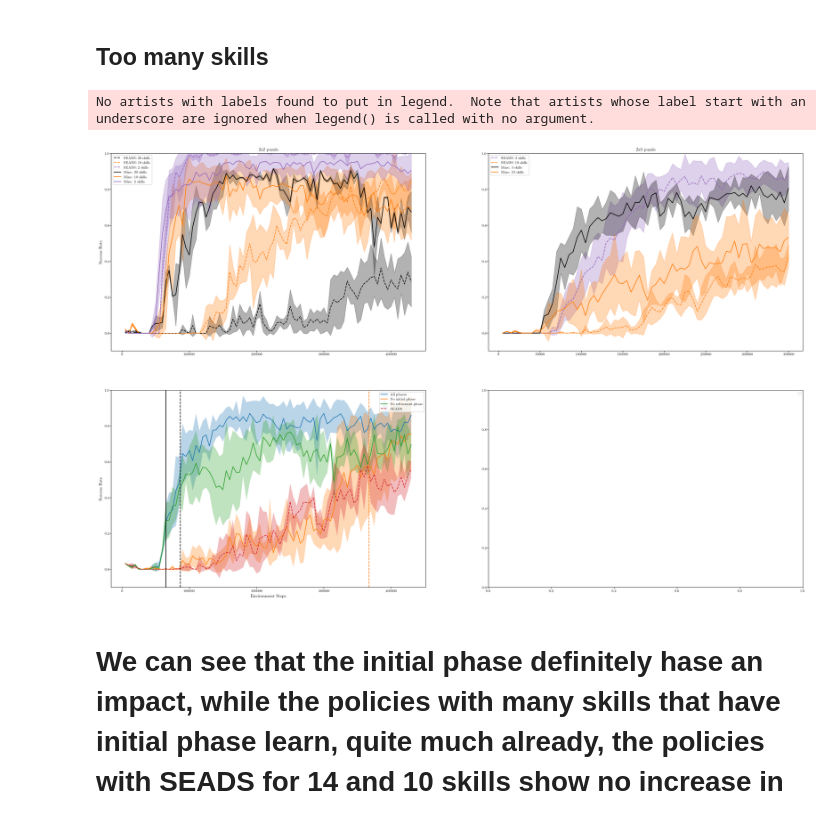
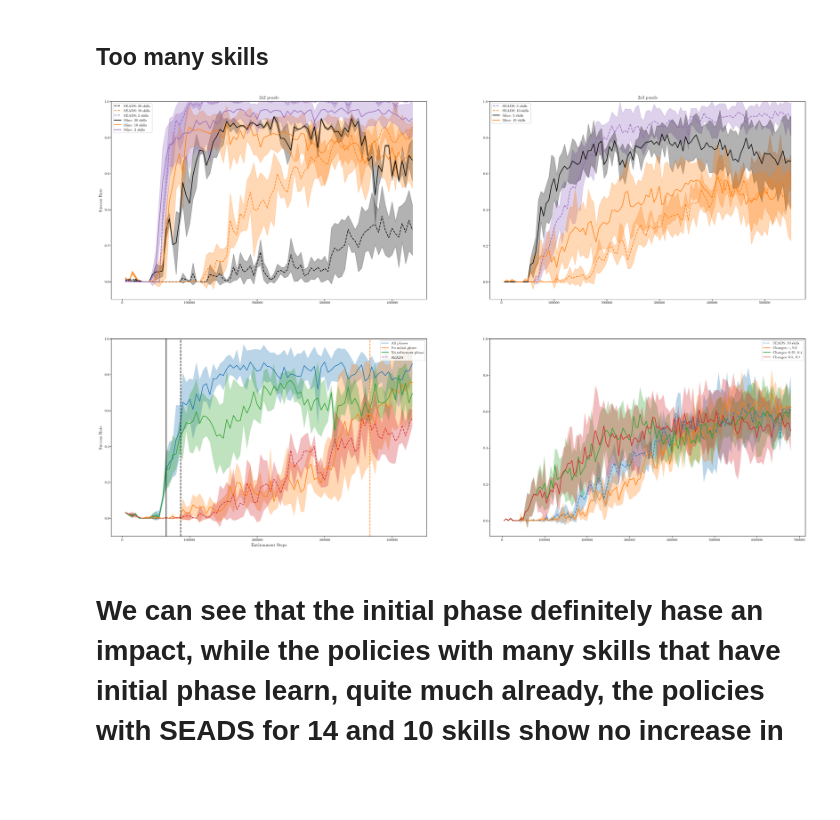
Before and after one commit to rosa-wolf/Multi-Phase-Skill-Learning-SlidingPuzzle, a Jupyter notebook: eval_data.ipynb, the cells around one changed output. Drawn from its saved outputs; the diff is of its cells as text; code cells hidden in the pictures; blank space fills up the shorter version.

```diff
--- a/eval_data.ipynb
+++ b/eval_data.ipynb
@@ -215,4 +215,5 @@ mine_2x3_3skills = ["/home/rosa/Documents/Uni/Masterarbeit/checkpoints_many-skil
 mine_2x3_10skills = ["/home/rosa/Documents/Uni/Masterarbeit/checkpoints_many-skills/mine/2x3/10-skills/parallel2x3-10skills_num_skills10_sparseTrue_relabelingFalse_priorbufferFalse_seed105399/evaluations.npz",
                      "/home/rosa/Documents/Uni/Masterarbeit/checkpoints_many-skills/mine/2x3/10-skills/parallel2x3-10skills_num_skills10_sparseTrue_relabelingFalse_priorbufferFalse_seed123456/evaluations.npz",
                      "/home/rosa/Documents/Uni/Masterarbeit/checkpoints_many-skills/mine/2x3/10-skills/parallel2x3-10skills_num_skills10_sparseTrue_relabelingFalse_priorbufferFalse_seed195738/evaluations.npz",
+                     "/home/rosa/Documents/Uni/Masterarbeit/checkpoints_many-skills/mine/2x3/10-skills/parallel2x3-10skills_num_skills10_sparseTrue_relabelingFalse_priorbufferFalse_seed285910/evaluations.npz",
                      "/home/rosa/Documents/Uni/Masterarbeit/checkpoints_many-skills/mine/2x3/10-skills/parallel2x3-10skills_num_skills10_sparseTrue_relabelingFalse_priorbufferFalse_seed578907/evaluations.npz"]
@@ -245,7 +282,7 @@ mean_succ_seads_2, std_succ_seads_2 = get_parallel_succ(seads_2skills, x, idx)
 mean_succ_2, std_succ_2 = get_parallel_succ(mine_2skills, x, idx)
 # %%
 x_2x3 = np.load(seads_2x3_3skills[0], mmap_mode='r')["timesteps"]
-idx = np.where(x_2x3 <= 350000)
+idx = np.where(x_2x3 <= 550000)
 x_2x3 = x_2x3[idx]
 
 mean_succ_seads_2x3_3, std_succ_seads_2x3_3 = get_parallel_succ(seads_2x3_3skills, x_2x3, idx)
@@ -253,6 +290,20 @@ mean_succ_seads_2x3_10, std_succ_seads_2x3_10 = get_parallel_succ(seads_2x3_10sk
 
 mean_succ_2x3_3, std_succ_2x3_3 = get_parallel_succ(mine_2x3_3skills, x_2x3, idx)
 mean_succ_2x3_10, std_succ_2x3_10 = get_parallel_succ(mine_2x3_10skills, x_2x3, idx)
+# %%
+x_3 = np.load(mine_2x3_10skills[0], mmap_mode='r')["timesteps"]
+idx = np.where(x_3 <= 680000)
+x_3 = x_3[idx]
+
+#mean_succ_2x3_10_2, std_succ_2x3_10_2 = get_parallel_succ(mine_2x3_10skills, x_3, idx)
+mean_succ_seads_2x3_10_2, std_succ_seads_2x3_10_2 = get_parallel_succ(seads_2x3_10skills, x_3, idx)
+
+mean_succ_2x3_025_04, std_succ_2x3_025_04 = get_parallel_succ(mine_2x3_10skills_025_04, x_3, idx)
+mean_succ_2x3_0_04, std_succ_2x3_0_04 = get_parallel_succ(mine_2x3_10skills_0_04, x_3, idx)
+#mean_succ_2x3_0_07, std_succ_2x3_0_07 = get_parallel_succ(mine_2x3_10skills_0_07, x_3, idx)
+mean_succ_2x3_05_07, std_succ_2x3_05_07 = get_parallel_succ(mine_2x3_10skills_05_07, x_3, idx)
+mean_succ_2x3_05_09, std_succ_2x3_05_09 = get_parallel_succ(mine_2x3_10skills_05_09, x_3, idx)
+#mean_succ_2x3_03_09, std_succ_2x3_03_09 = get_parallel_succ(mine_2x3_10skills_03_09, x_3, idx)
 # %%
 fig, ax = plt.subplots(2, 2, figsize=(5*TEXTWIDTH +0.15, 5*(TEXTWIDTH + 0.15) * (5**.5 - 1) / (2)))
 
@@ -319,40 +370,61 @@ ax[0, 1].fill_between(x_2x3, mean_succ_2x3_3 + std_succ_2x3_3, mean_succ_2x3_3 -
 ax[0, 1].plot(x_2x3, mean_succ_2x3_10, 'tab:orange', label="Mine: 10 skills")
 ax[0, 1].fill_between(x_2x3, mean_succ_2x3_10 + std_succ_2x3_10, mean_succ_2x3_10 - std_succ_2x3_10, alpha=0.3, color='tab:orange')
 
+# compare changing criterion in 2x3 puzzle
+ax[1, 1].plot(x_3, mean_succ_seads_2x3_10_2, ls='--', label="SEADS: 10 skills")
+ax[1, 1].fill_between(x_3, mean_succ_seads_2x3_10_2 + std_succ_seads_2x3_10_2, mean_succ_seads_2x3_10_2 - std_succ_seads_2x3_10_2, alpha=0.3)
+
+#ax[1, 1].plot(x_3, mean_succ_2x3_10_2, label="Changes: 0.3, 0.5")
+#ax[1, 1].fill_between(x_3, mean_succ_2x3_10_2 + std_succ_2x3_10_2, mean_succ_2x3_10_2 - std_succ_2x3_10_2, alpha=0.3)
+
+#ax[1, 1].plot(x_3, mean_succ_2x3_03_09, label="Changes: 0.3, 0.9")
+#ax[1, 1].fill_between(x_3, mean_succ_2x3_03_09 + std_succ_2x3_03_09, mean_succ_2x3_03_09 - std_succ_2x3_03_09, alpha=0.3)
+
+ax[1, 1].plot(x_3, mean_succ_2x3_0_04, label="Changes: -, 0.4")
+ax[1, 1].fill_between(x_3, mean_succ_2x3_0_04 + std_succ_2x3_0_04, mean_succ_2x3_0_04 - std_succ_2x3_0_04, alpha=0.3)
+
+ax[1, 1].plot(x_3, mean_succ_2x3_025_04, label="Changes: 0.25, 0.4")
+ax[1, 1].fill_between(x_3, mean_succ_2x3_025_04 + std_succ_2x3_025_04, mean_succ_2x3_025_04 - std_succ_2x3_025_04, alpha=0.3)
+
+ax[1, 1].plot(x_3, mean_succ_2x3_05_07, label="Changes: 0.5, 0.7")
+ax[1, 1].fill_between(x_3, mean_succ_2x3_05_07 + std_succ_2x3_05_07, mean_succ_2x3_05_07 - std_succ_2x3_05_07, alpha=0.3)
+
+
+
+
 # plot for 14 skills when changes in rewards scheme happened
 #ax[0].axvline(x=79514, c='tab:blue')
 #ax[0].axvline(x=93799, c='tab:blue')
 
 ax[1, 0].axvline(x=(65795 + 69128 + 59152 + 68020)/4, c='black')
 ax[1, 0].axvline(x=(77528 + 88377 + 74437 + 106495)/4, c='black', ls='--')
 ax[1, 0].axvline(x=(435381 + 418033 + 303082 + 312552)/4, c='tab:orange', ls='--')
 
 ax[0, 0].set_title("2x2 puzzle")
 ax[0, 1].set_title("2x3 puzzle")
 
 ax[0, 0].set_ylim(top=1.)
 ax[0, 1].set_ylim(top=1.)
 ax[1, 0].set_ylim(top=1.)
 ax[1, 1].set_ylim(top=1.)
 
 ax[0, 0].legend()
 ax[1, 0].legend()
 ax[0, 1].legend()
 ax[1, 1].legend()
 
 ax[1, 0].set_xlabel('Environment Steps')
 ax[0, 0].set_ylabel('Success Rate')
 ax[1, 0].set_ylabel('Success Rate')
 #handles, labels = ax[0].get_legend_handles_labels()
 
 #fig.legend(handles, labels, ncol=2, bbox_to_anchor=(0.7,1.1))
 plt.savefig("Comparison-numskills.pdf",
             bbox_inches='tight', dpi=plt.gcf().dpi)#,
             #dpi=1000)
 plt.show()
 # %% [output]
-No artists with labels found to put in legend.  Note that artists whose label start with an underscore are ignored when legend() is called with no argument.
-[figure, old version]
+[figure, new version]
 # %% [markdown]
 # We can see that the initial phase definitely hase an impact, while the policies with many skills that have initial phase learn, quite much already, the policies with SEADS for 14 and 10 skills show no increase in performance at all in these first couple of steps
 
```
Also changed, not shown: parts of 4 cells of this notebook, 15 other files.
